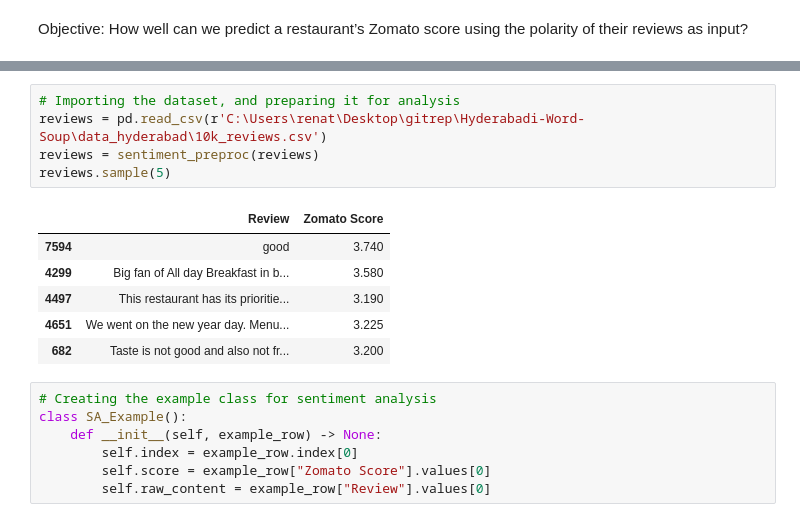
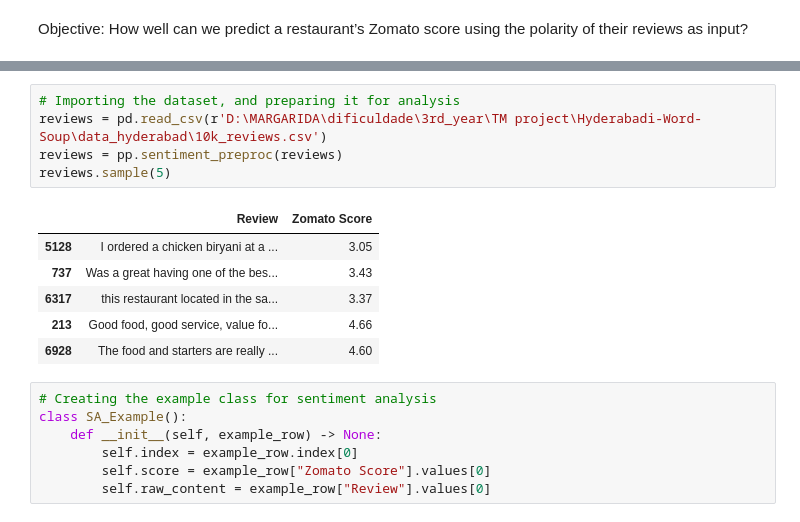
Before and after one commit to C-ph3r/Hyderabadi-Word-Soup, a Jupyter notebook: sentiment_analysis/sentiment_analysis_model.ipynb, the cells around one changed output, grey strips where cells are left out. Saved outputs shown, nothing was run; the diff lists cells and outputs as text.

```diff
--- a/sentiment_analysis/sentiment_analysis_model.ipynb
+++ b/sentiment_analysis/sentiment_analysis_model.ipynb
@@ -100,15 +85,15 @@ def sentiment_preproc(reviews):
 # %%
 # Importing the dataset, and preparing it for analysis
-reviews = pd.read_csv(r'C:\Users\renat\Desktop\gitrep\Hyderabadi-Word-Soup\data_hyderabad\10k_reviews.csv')
-reviews = sentiment_preproc(reviews)
+reviews = pd.read_csv(r'D:\MARGARIDA\dificuldade\3rd_year\TM project\Hyderabadi-Word-Soup\data_hyderabad\10k_reviews.csv')
+reviews = pp.sentiment_preproc(reviews)
 reviews.sample(5)
 # %% [output]
 |  | Review | Zomato Score |
-| 7594 | good | 3.740 |
-| 4299 | Big fan of All day Breakfast in b... | 3.580 |
-| 4497 | This restaurant has its prioritie... | 3.190 |
-| 4651 | We went on the new year day. Menu... | 3.225 |
-| 682 | Taste is not good and also not fr... | 3.200 |
+| 5128 | I ordered a chicken biryani at a ... | 3.05 |
+| 737 | Was a great having one of the bes... | 3.43 |
+| 6317 | this restaurant located in the sa... | 3.37 |
+| 213 | Good food, good service, value fo... | 4.66 |
+| 6928 | The food and starters are really ... | 4.60 |
 # %%
 # Creating the example class for sentiment analysis
 class SA_Example():
```
Also changed, not shown: parts of 76 cells of this notebook.
